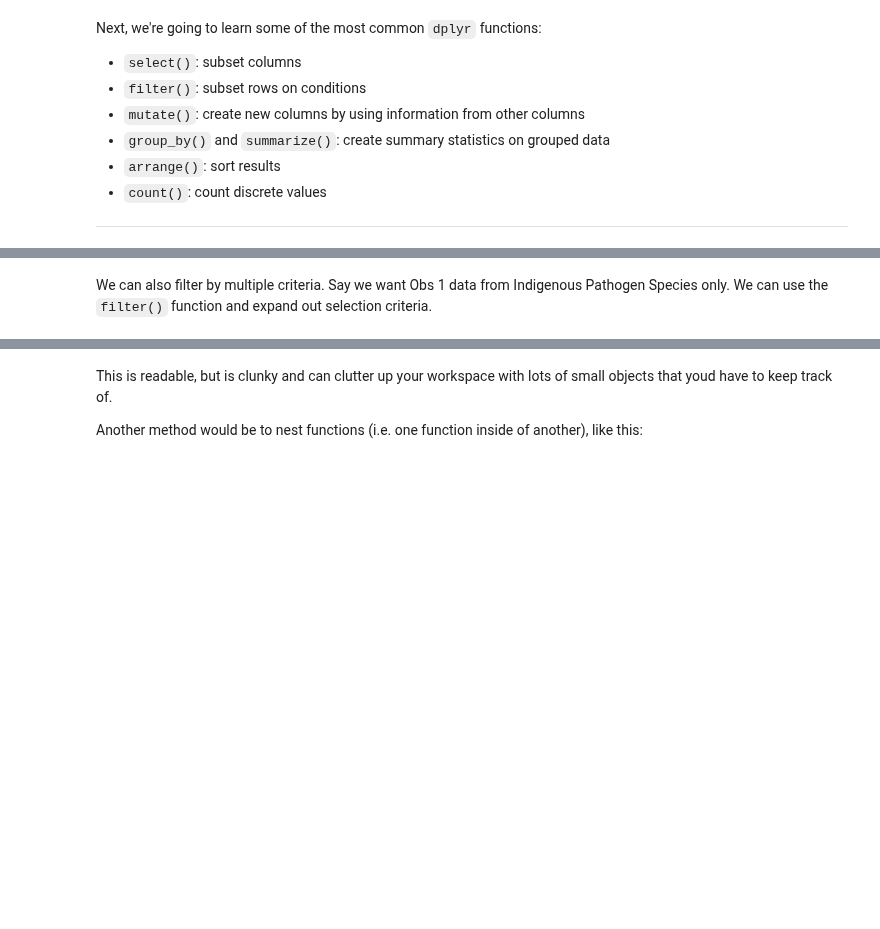
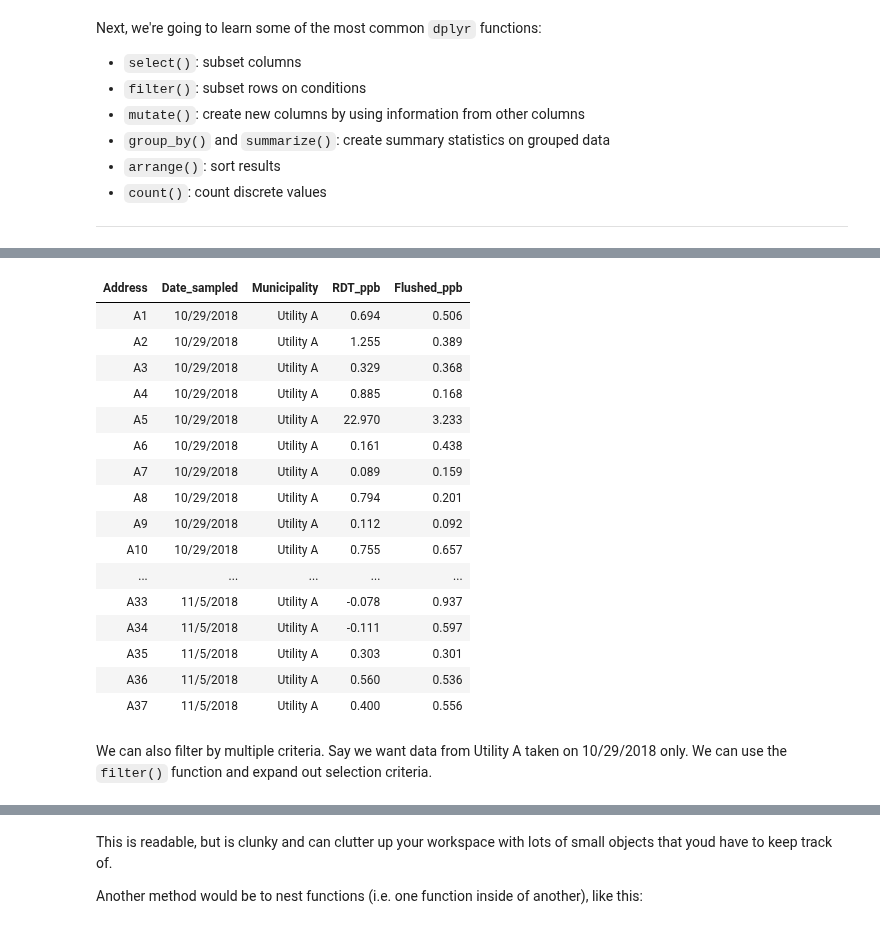
Before and after one commit to Diego-Ibarra/biol3782, a Jupyter notebook: week5/advanced_data_manipulation - JL edited version.ipynb, the cells around one changed output, grey strips where cells are left out. Saved outputs shown, nothing was run; the diff lists cells and outputs as text; code cells hidden in the pictures; blank space fills up the shorter version.

```diff
--- a/week5/advanced_data_manipulation - JL edited version.ipynb
+++ b/week5/advanced_data_manipulation - JL edited version.ipynb
@@ -383,2 +212,22 @@ tail(4)
+# %%
+filter(combined_lead, Municipality == "Utility A")
+# %% [output]
+| Address | Date_sampled | Municipality | RDT_ppb | Flushed_ppb |
+| A1 | 10/29/2018 | Utility A | 0.694 | 0.506 |
+| A2 | 10/29/2018 | Utility A | 1.255 | 0.389 |
+| A3 | 10/29/2018 | Utility A | 0.329 | 0.368 |
+| A4 | 10/29/2018 | Utility A | 0.885 | 0.168 |
+| A5 | 10/29/2018 | Utility A | 22.970 | 3.233 |
+| A6 | 10/29/2018 | Utility A | 0.161 | 0.438 |
+| A7 | 10/29/2018 | Utility A | 0.089 | 0.159 |
+| A8 | 10/29/2018 | Utility A | 0.794 | 0.201 |
+| A9 | 10/29/2018 | Utility A | 0.112 | 0.092 |
+| A10 | 10/29/2018 | Utility A | 0.755 | 0.657 |
+| ... | ... | ... | ... | ... |
+| A33 | 11/5/2018 | Utility A | -0.078 | 0.937 |
+| A34 | 11/5/2018 | Utility A | -0.111 | 0.597 |
+| A35 | 11/5/2018 | Utility A | 0.303 | 0.301 |
+| A36 | 11/5/2018 | Utility A | 0.560 | 0.536 |
+| A37 | 11/5/2018 | Utility A | 0.400 | 0.556 |
 # %% [markdown]
-We can also filter by multiple criteria. Say we want Obs 1 data from Indigenous Pathogen Species only. We can use the `filter()` function and expand out selection criteria.
+We can also filter by multiple criteria. Say we want data from Utility A taken on 10/29/2018 only. We can use the `filter()` function and expand out selection criteria.
```
Also changed, not shown: parts of 131 cells of this notebook, 8 other files.
